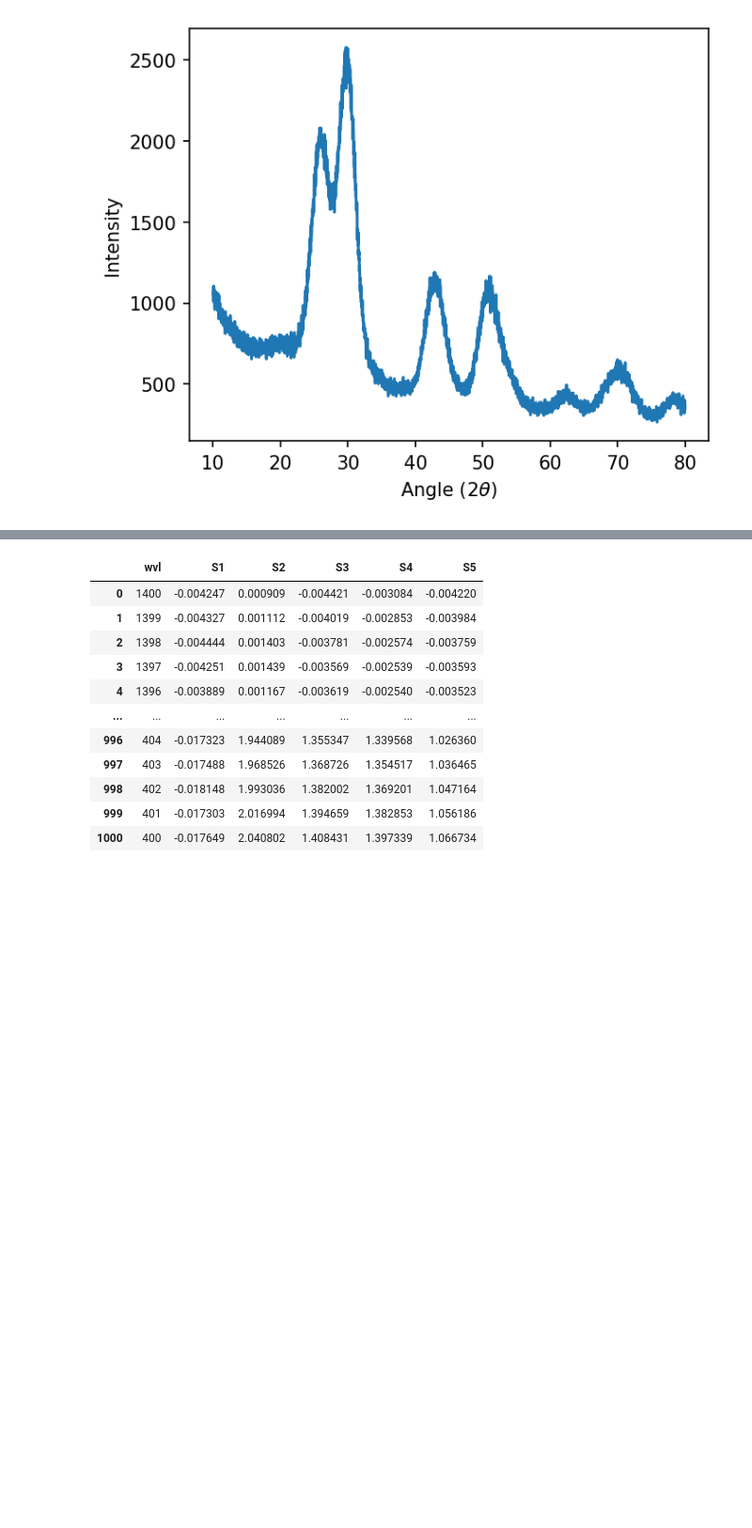
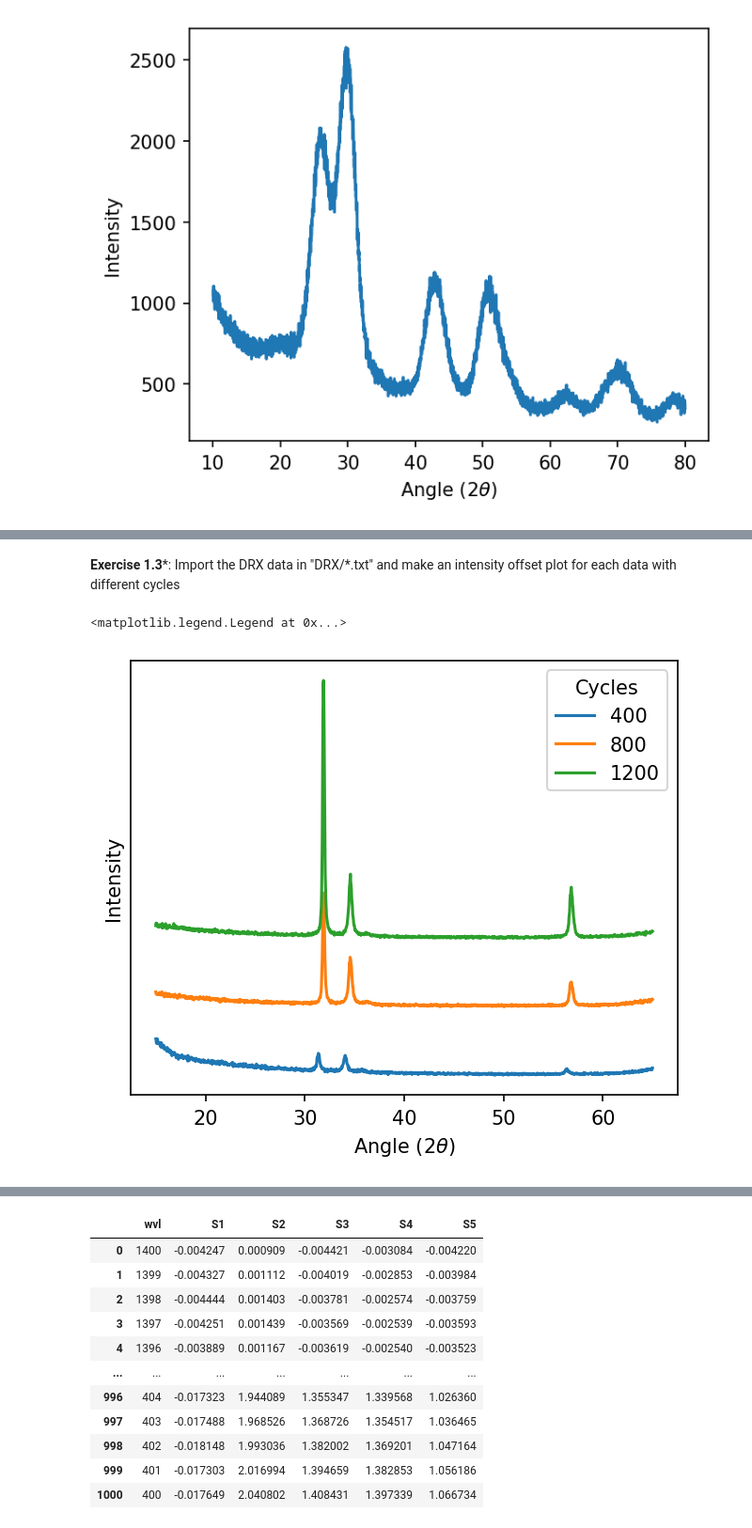
Before and after one commit to perspe/Scientific_Analysis_MN, a Jupyter notebook: Python/Workshop_Solutions.ipynb, the cells around one changed output, grey strips where cells are left out. Shown at 94% size. Drawn from its saved outputs; the diff is of its cells as text; code cells hidden in the pictures; blank space fills up the shorter version.

```diff
--- a/Python/Workshop_Solutions.ipynb
+++ b/Python/Workshop_Solutions.ipynb
@@ -131 +149,22 @@ Text(0, 0.5, 'Intensity')
+# %% [markdown]
+__Exercise 1.3__*: Import the DRX data in "DRX/\*.txt" and make an intensity offset plot for each data with different cycles
+# %%
+cycle_400 = "DRX/AZO180_19_400cycles.txt"
+cycle_800 = "DRX/AZO_180C_19_1_800cycles.txt"
+cycle_1200 = "DRX/AZO_180C_19_1_1200cycles.txt"
+
+c400 = pd.read_csv(cycle_400, sep="\t", names=["Angle", "Intensity"])
+c800 = pd.read_csv(cycle_800, sep="\t", names=["Angle", "Intensity"])
+c1200 = pd.read_csv(cycle_1200, sep="\t", names=["Angle", "Intensity"])
+# %%
+plt.plot(c400.Angle, c400.Intensity, label="400")
+plt.plot(c800.Angle, c800.Intensity+1000, label="800")
+plt.plot(c1200.Angle, c1200.Intensity+2000, label="1200")
+plt.xlabel("Angle (2$\\theta$)")
+plt.ylabel("Intensity")
+plt.yticks([])
+plt.legend(title="Cycles")
+# %% [output]
+<matplotlib.legend.Legend at 0x...>
+[figure, added]
 # %% [markdown]
```
Also changed, not shown: parts of 13 cells of this notebook, 23 other files.
